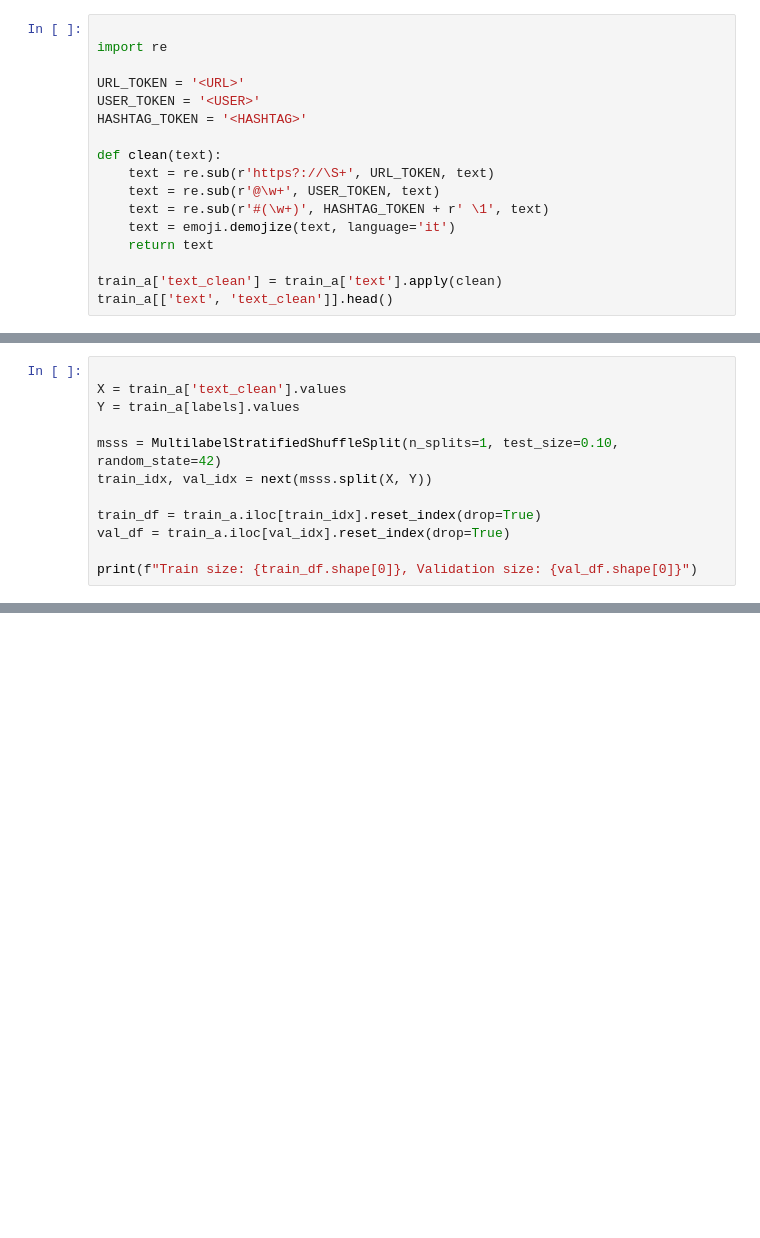
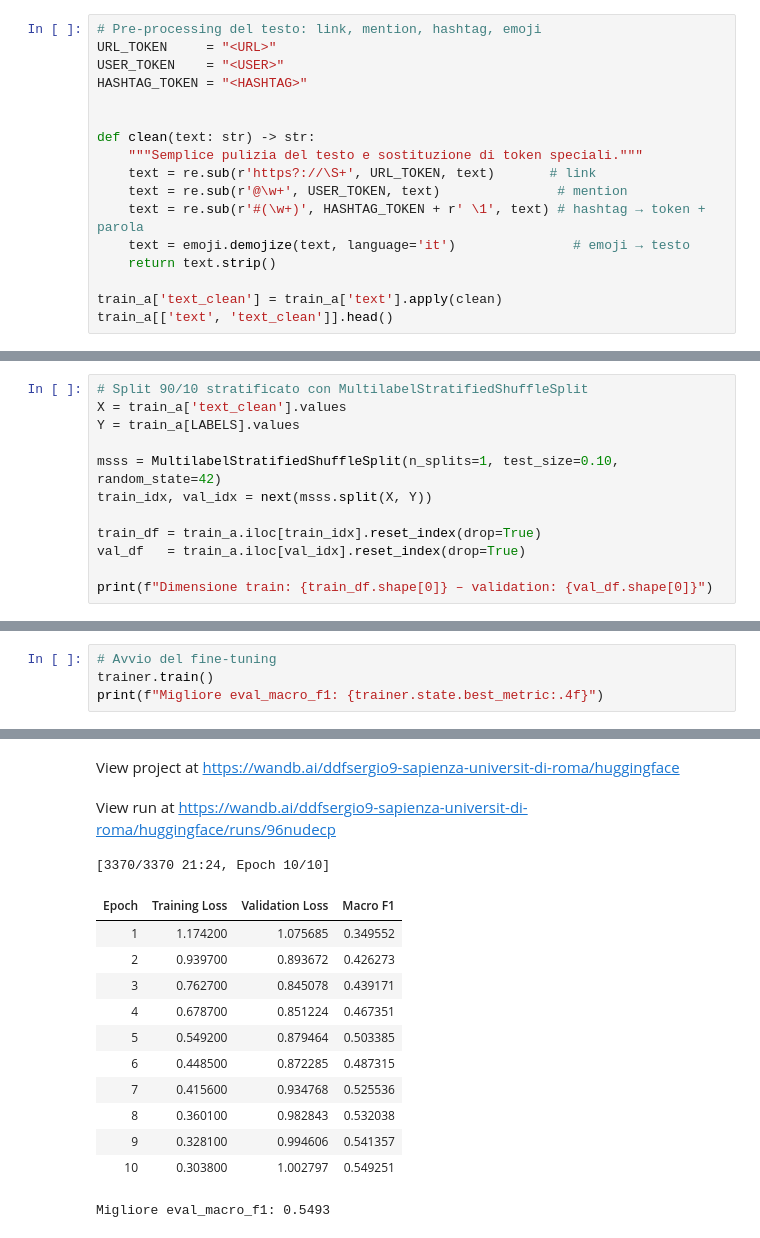
Before and after one commit to Sergio-ddf/internship-istat-ensai, a Jupyter notebook: emit_setup.ipynb, the cells around one changed output, grey strips where cells are left out. Saved outputs shown, nothing was run; the diff lists cells and outputs as text; blank space fills up the shorter version.

```diff
--- a/emit_setup.ipynb
+++ b/emit_setup.ipynb
@@ -39,17 +91,17 @@ print(stats)
 # %%
+# Pre‑processing del testo: link, mention, hashtag, emoji
+URL_TOKEN     = "<URL>"
+USER_TOKEN    = "<USER>"
+HASHTAG_TOKEN = "<HASHTAG>"
 
-import re
 
-URL_TOKEN = '<URL>'
-USER_TOKEN = '<USER>'
-HASHTAG_TOKEN = '<HASHTAG>'
-
-def clean(text):
-    text = re.sub(r'https?://\S+', URL_TOKEN, text)
-    text = re.sub(r'@\w+', USER_TOKEN, text)
-    text = re.sub(r'#(\w+)', HASHTAG_TOKEN + r' \1', text)
-    text = emoji.demojize(text, language='it')
-    return text
+def clean(text: str) -> str:
+    """Semplice pulizia del testo e sostituzione di token speciali."""
+    text = re.sub(r'https?://\S+', URL_TOKEN, text)       # link
+    text = re.sub(r'@\w+', USER_TOKEN, text)               # mention
+    text = re.sub(r'#(\w+)', HASHTAG_TOKEN + r' \1', text) # hashtag → token + parola
+    text = emoji.demojize(text, language='it')               # emoji → testo
+    return text.strip()
 
 train_a['text_clean'] = train_a['text'].apply(clean)
 train_a[['text', 'text_clean']].head()
@@ -58,12 +115,12 @@ train_a[['text', 'text_clean']].head()
 # %%
-
+# Split 90/10 stratificato con MultilabelStratifiedShuffleSplit
 X = train_a['text_clean'].values
-Y = train_a[labels].values
+Y = train_a[LABELS].values
 
 msss = MultilabelStratifiedShuffleSplit(n_splits=1, test_size=0.10, random_state=42)
 train_idx, val_idx = next(msss.split(X, Y))
 
 train_df = train_a.iloc[train_idx].reset_index(drop=True)
-val_df = train_a.iloc[val_idx].reset_index(drop=True)
+val_df   = train_a.iloc[val_idx].reset_index(drop=True)
 
-print(f"Train size: {train_df.shape[0]}, Validation size: {val_df.shape[0]}")
+print(f"Dimensione train: {train_df.shape[0]} – validation: {val_df.shape[0]}")
@@ -69,0 +267,5 @@ print(f"Train size: {train_df.shape[0]}, Validation size: {val_df.shape[0]}")
+# %%
+# Avvio del fine‑tuning
+trainer.train()
+print(f"Migliore eval_macro_f1: {trainer.state.best_metric:.4f}")
+# %% [output]
@@ -69,0 +285,15 @@ print(f"Train size: {train_df.shape[0]}, Validation size: {val_df.shape[0]}")
+View project at https://wandb.ai/ddfsergio9-sapienza-universit-di-roma/huggingface
+View run at https://wandb.ai/ddfsergio9-sapienza-universit-di-roma/huggingface/runs/96nudecp
+[3370/3370 21:24, Epoch 10/10]
+| Epoch | Training Loss | Validation Loss | Macro F1 |
+| 1 | 1.174200 | 1.075685 | 0.349552 |
+| 2 | 0.939700 | 0.893672 | 0.426273 |
+| 3 | 0.762700 | 0.845078 | 0.439171 |
+| 4 | 0.678700 | 0.851224 | 0.467351 |
+| 5 | 0.549200 | 0.879464 | 0.503385 |
+| 6 | 0.448500 | 0.872285 | 0.487315 |
+| 7 | 0.415600 | 0.934768 | 0.525536 |
+| 8 | 0.360100 | 0.982843 | 0.532038 |
+| 9 | 0.328100 | 0.994606 | 0.541357 |
+| 10 | 0.303800 | 1.002797 | 0.549251 |
+Migliore eval_macro_f1: 0.5493
```
Also changed, not shown: parts of 17 cells of this notebook.
